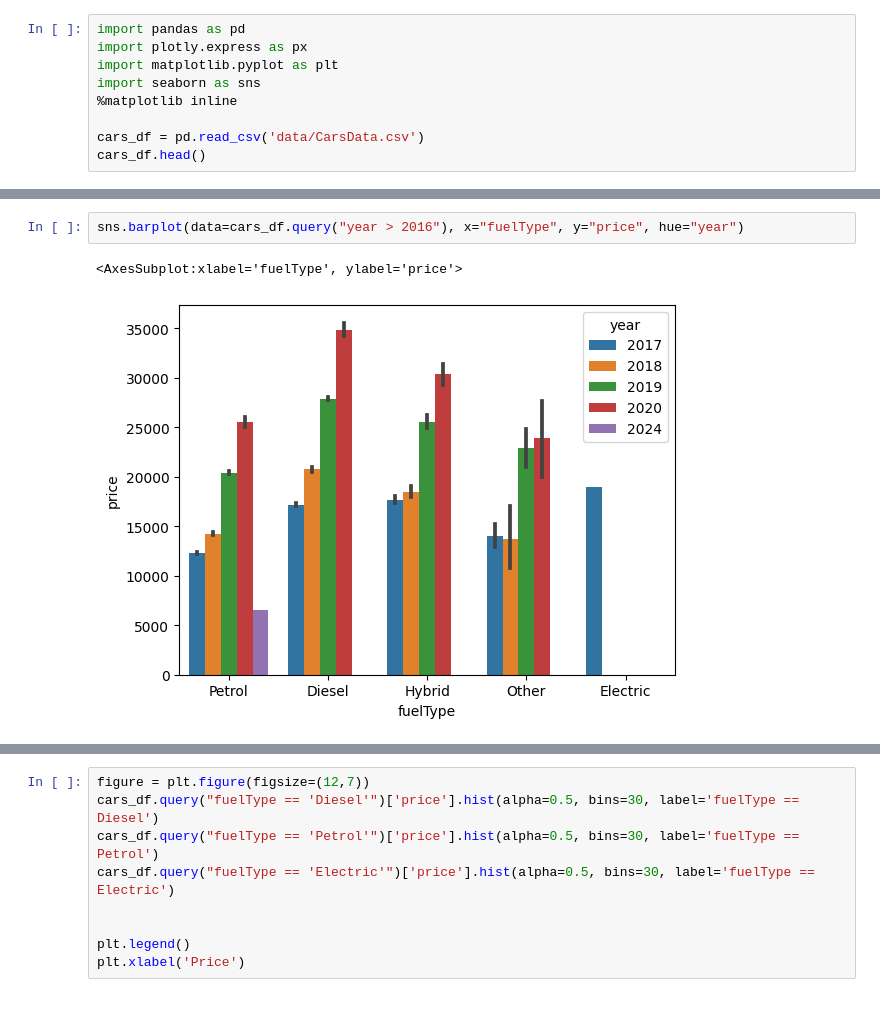
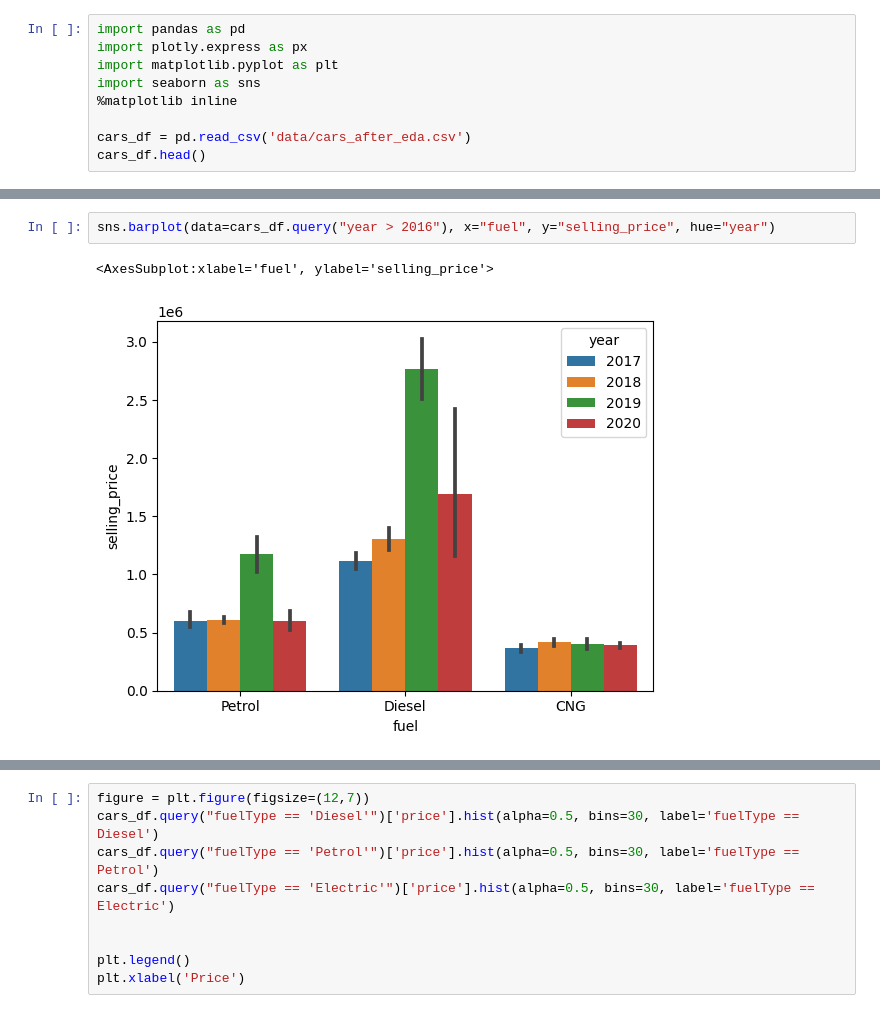
Before and after one commit to forsterboy/DS_final_project, a Jupyter notebook: cars_data_visualization.ipynb, the cells around one changed output, grey strips where cells are left out. Drawn from its saved outputs; the diff is of its cells as text.

```diff
--- a/cars_data_visualization.ipynb
+++ b/cars_data_visualization.ipynb
@@ -5,6 +5,6 @@ import matplotlib.pyplot as plt
 import seaborn as sns
 %matplotlib inline
 
-cars_df = pd.read_csv('data/CarsData.csv')
+cars_df = pd.read_csv('data/cars_after_eda.csv')
 cars_df.head()
 # %% [output]
@@ -83,6 +83,6 @@ sns.barplot(data=cars_df, x="transmission", y="price", hue="fuelType")
 # %%
-sns.barplot(data=cars_df.query("year > 2016"), x="fuelType", y="price", hue="year")
+sns.barplot(data=cars_df.query("year > 2016"), x="fuel", y="selling_price", hue="year")
 # %% [output]
-<AxesSubplot:xlabel='fuelType', ylabel='price'>
+<AxesSubplot:xlabel='fuel', ylabel='selling_price'>
-[figure, old version]
+[figure, new version]
 # %%
```
Also changed, not shown: parts of 5 cells of this notebook, 13 other files.
